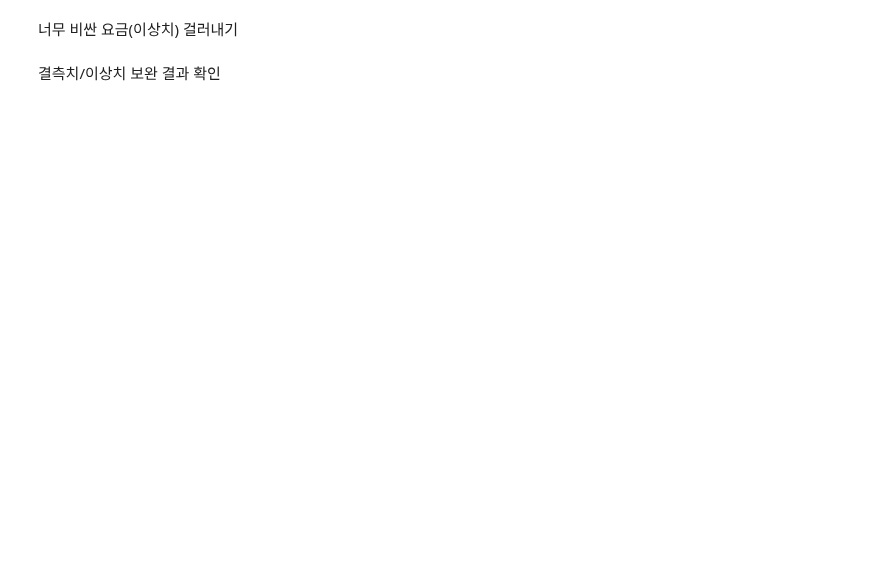
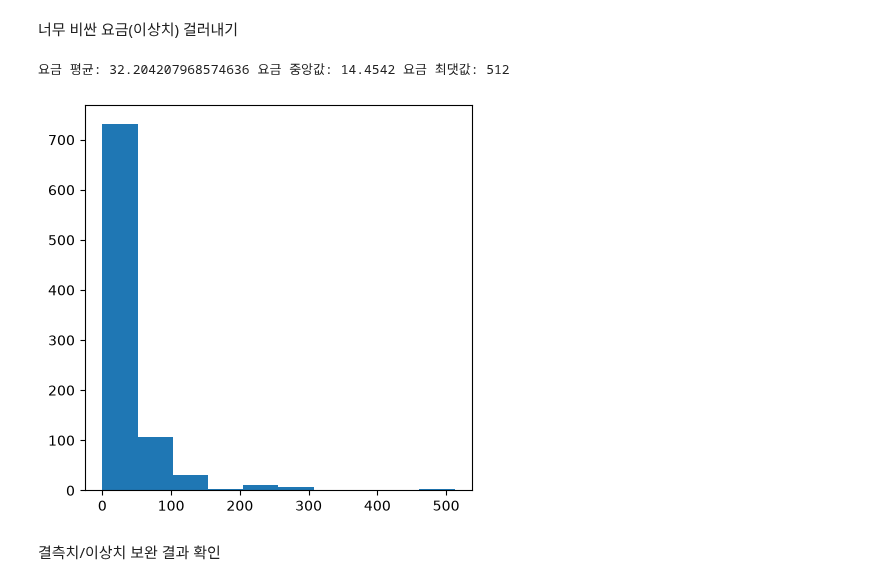
Before and after one commit to mjlee0914/ax_study, a Jupyter notebook: 04_MACHINE_LEARNING/src/04_machine_learning/chapter01/02.ipynb, the cells around one changed output. Cells and saved outputs as stored; diff of their text form; code cells hidden in the pictures; blank space fills up the shorter version.

```diff
--- a/04_MACHINE_LEARNING/src/04_machine_learning/chapter01/02.ipynb
+++ b/04_MACHINE_LEARNING/src/04_machine_learning/chapter01/02.ipynb
@@ -16,2 +121,6 @@
 # %% [markdown]
 문자/범주형 데이터(탑승 항구): 가장 많이 탑승한 곳인 '최빈값(mode)'으로 빈칸 채우기
+# %%
+mode_embarked = df['embark_town'].mode()[0] # 최빈값 하나일 경우 mode(), 여러개일 경우 mode()[0]
+
+mode_embarked
@@ -17,0 +129,7 @@
+# %%
+df['embark_town'] = df['embark_town'].fillna(mode_embarked) # 최빈값으로 embark_town fill up
+df['embarked'] = df['embark_town'].map(lambda x: x[0].upper()) #embark는 embark_town의 첫번째 대문자이므로, 업데이트된 embark_town을 고려하여 map(lambada)
+
+df['embarked']
+df['embark_town']
+df.isna().sum()
@@ -18,2 +153,5 @@
 # %% [markdown]
 특정 컬럼(deck) 을 '기준'으로 좌우(열 방향) 데이터를 채우기
+# %%
+df['deck'] = df['deck'].ffill()
+df.isna().sum()
@@ -19,0 +175,6 @@
+# %%
+df.head() # deck 0번째 데이터 NaN
+
+df['deck'] = df['deck'].bfill() #뒤쪽값으로 전부 refill
+
+df.head()
@@ -20,2 +188,18 @@
 # %% [markdown]
 너무 비싼 요금(이상치) 걸러내기
+# %%
+fare_mean = df['fare'].mean()
+fare_median = df['fare'].median()
+fare_max = df['fare'].max()
+print("요금 평균:", fare_mean, "요금 중앙값:", fare_median, "요금 최댓값:", int(fare_max))
+
+
+# 그래프 그려서 요금 확인
+
+plt.figure(figsize=(5,5))
+plt.hist(df['fare'], bins=10)
+
+plt.show() # x축(fare) 500에 미세하게 있음 / fare 300 = first class => 300이상의 값은 outlier 처리
+# %% [output]
+요금 평균: 32.204207968574636 요금 중앙값: 14.4542 요금 최댓값: 512
+[figure, added]
```
Also changed, not shown: parts of 23 cells of this notebook, 6 other files.
